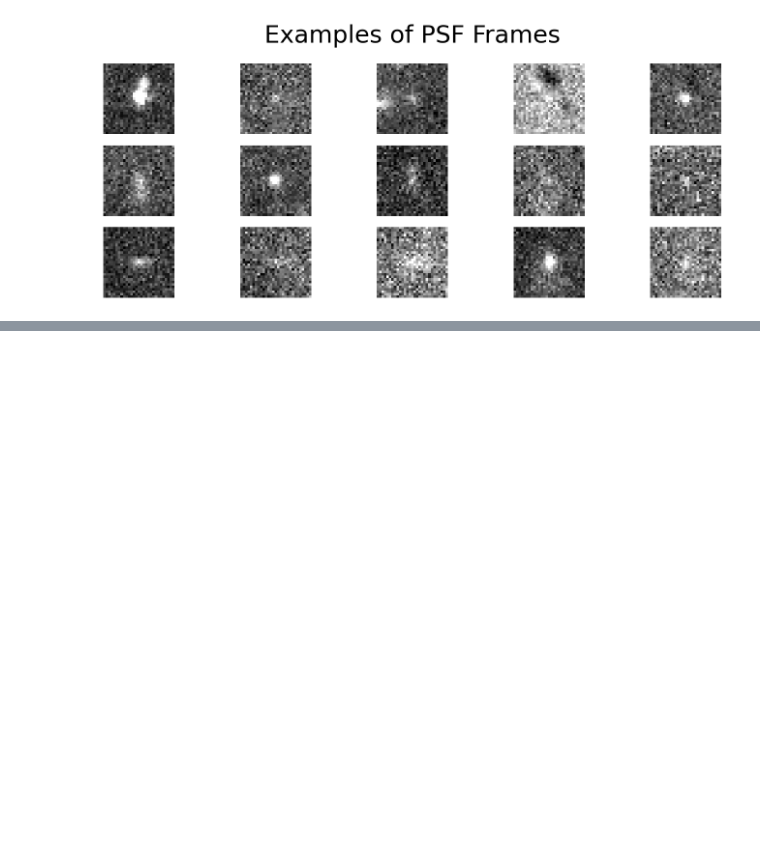
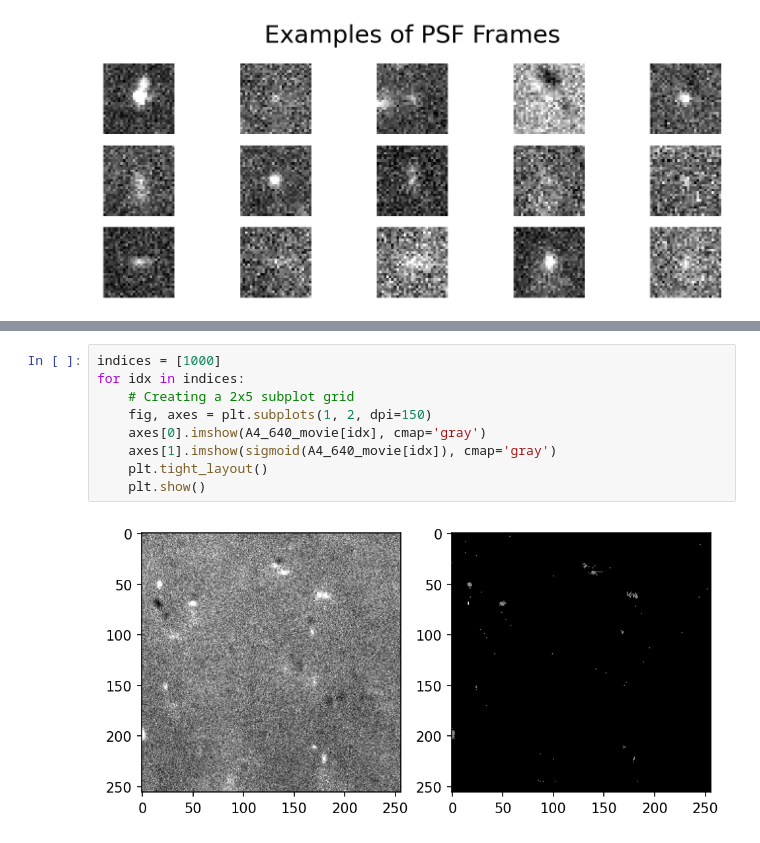
Before and after one commit to Max-Winga/Selvin-Lab-Fluorophore-Identification, a Jupyter notebook: Data_Preprocessing.ipynb, the cells around one changed output, grey strips where cells are left out. Drawn from its saved outputs; the diff is of its cells as text; blank space fills up the shorter version.

```diff
--- a/Data_Preprocessing.ipynb
+++ b/Data_Preprocessing.ipynb
@@ -163,0 +200,11 @@ with open('A4_640_29x29.npy', 'wb') as f:
+# %%
+indices = [1000]
+for idx in indices:
+    # Creating a 2x5 subplot grid
+    fig, axes = plt.subplots(1, 2, dpi=150)
+    axes[0].imshow(A4_640_movie[idx], cmap='gray')
+    axes[1].imshow(sigmoid(A4_640_movie[idx]), cmap='gray')
+    plt.tight_layout()
+    plt.show()
+# %% [output]
+[figure, added]
```
Also changed, not shown: parts of 35 cells of this notebook, 2 other files.
